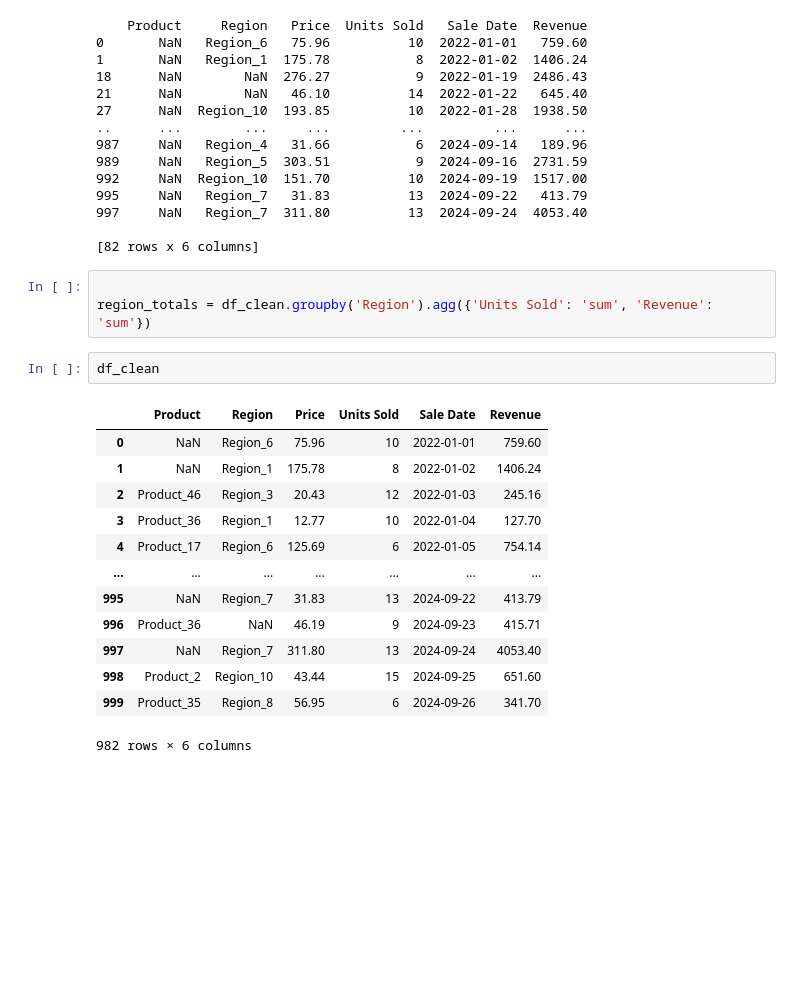
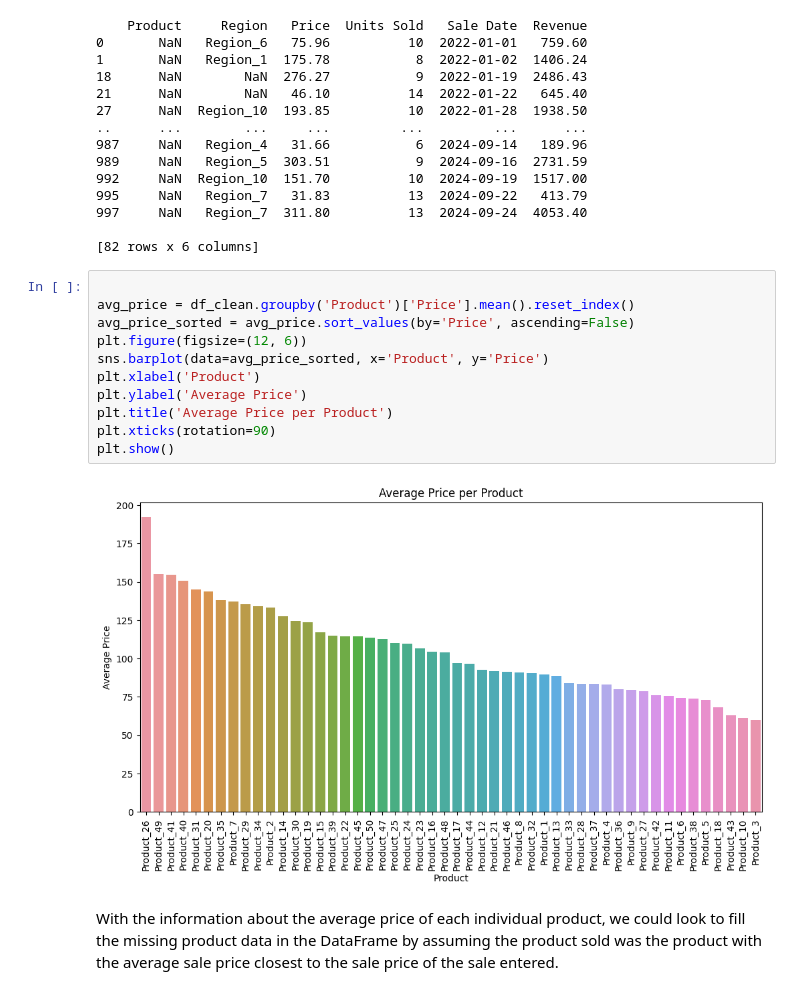
Before and after one commit to mredshaw/schulich_data_science, a Jupyter notebook: Data_Science_A1.ipynb, the cells around one changed output. Saved outputs shown, nothing was run; the diff lists cells and outputs as text; blank space fills up the shorter version.

```diff
--- a/Data_Science_A1.ipynb
+++ b/Data_Science_A1.ipynb
@@ -582,22 +584,18 @@ print(product_is_null)
 997     NaN   Region_7  311.80          13  2024-09-24  4053.40
 
 [82 rows x 6 columns]
-# %%
-
-region_totals = df_clean.groupby('Region').agg({'Units Sold': 'sum', 'Revenue': 'sum'})
-# %%
-df_clean
-# %% [output]
-|  | Product | Region | Price | Units Sold | Sale Date | Revenue |
-| 0 | NaN | Region_6 | 75.96 | 10 | 2022-01-01 | 759.60 |
-| 1 | NaN | Region_1 | 175.78 | 8 | 2022-01-02 | 1406.24 |
-| 2 | Product_46 | Region_3 | 20.43 | 12 | 2022-01-03 | 245.16 |
-| 3 | Product_36 | Region_1 | 12.77 | 10 | 2022-01-04 | 127.70 |
-| 4 | Product_17 | Region_6 | 125.69 | 6 | 2022-01-05 | 754.14 |
-| ... | ... | ... | ... | ... | ... | ... |
-| 995 | NaN | Region_7 | 31.83 | 13 | 2024-09-22 | 413.79 |
-| 996 | Product_36 | NaN | 46.19 | 9 | 2024-09-23 | 415.71 |
-| 997 | NaN | Region_7 | 311.80 | 13 | 2024-09-24 | 4053.40 |
-| 998 | Product_2 | Region_10 | 43.44 | 15 | 2024-09-25 | 651.60 |
-| 999 | Product_35 | Region_8 | 56.95 | 6 | 2024-09-26 | 341.70 |
-982 rows × 6 columns
+# %%
+
+avg_price = df_clean.groupby('Product')['Price'].mean().reset_index()
+avg_price_sorted = avg_price.sort_values(by='Price', ascending=False)
+plt.figure(figsize=(12, 6))
+sns.barplot(data=avg_price_sorted, x='Product', y='Price')
+plt.xlabel('Product')
+plt.ylabel('Average Price')
+plt.title('Average Price per Product')
+plt.xticks(rotation=90)
+plt.show()
+# %% [output]
+[figure, added]
+# %% [markdown]
+With the information about the average price of each individual product, we could look to fill the missing product data in the DataFrame by assuming the product sold was the product with the average sale price closest to the sale price of the sale entered.
```
Also changed, not shown: parts of 12 cells of this notebook.
